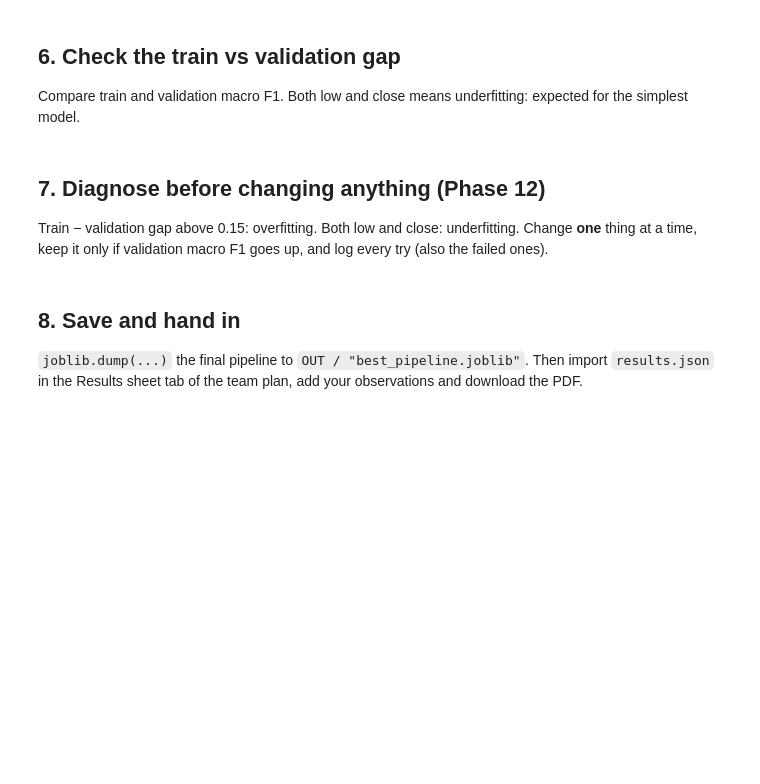
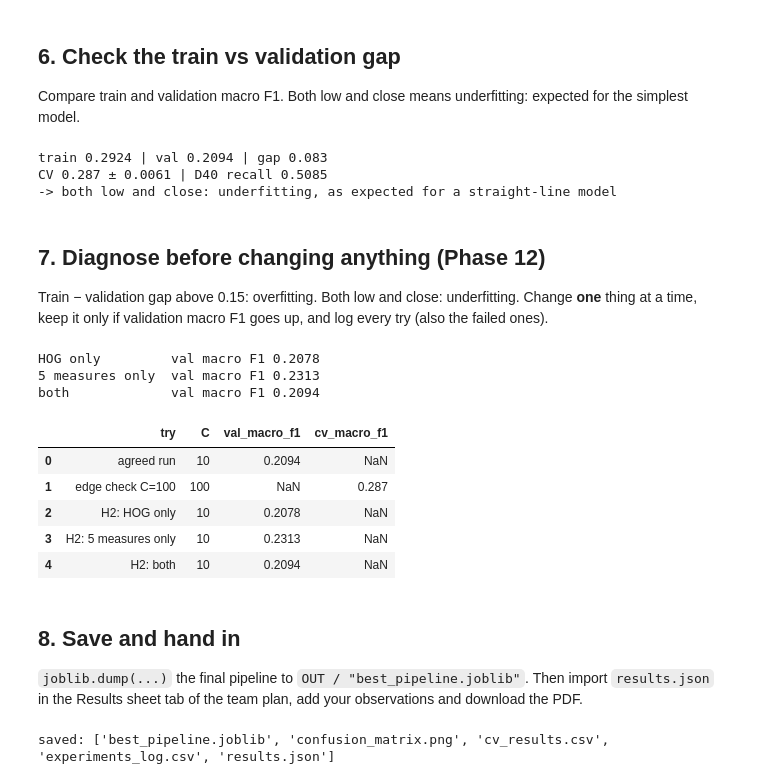
Before and after one commit to RaksaOC/road-damage-classifier, a Jupyter notebook: backend/ml/notebooks/11_1_softmax.ipynb, the cells around one changed output. Cells and saved outputs as stored; diff of their text form; code cells hidden in the pictures; blank space fills up the shorter version.

```diff
--- a/backend/ml/notebooks/11_1_softmax.ipynb
+++ b/backend/ml/notebooks/11_1_softmax.ipynb
@@ -84,11 +155,64 @@ Try every combination in the table above with `GridSearchCV(..., cv=CV, scoring=
 ## 6. Check the train vs validation gap
 
 Compare train and validation macro F1. Both low and close means underfitting: expected for the simplest model.
+# %%
+gap = res["train_macro_f1"] - res["val_macro_f1"]
+print(f"train {res['train_macro_f1']} | val {res['val_macro_f1']} | gap {gap:.3f}")
+print(f"CV {res['cv_macro_f1_mean']} ± {res['cv_macro_f1_std']} | D40 recall {res['per_class']['D40']['recall']}")
+if gap > 0.15:
+    print("-> overfitting: try a smaller C")
+elif res["val_macro_f1"] < 0.5:
+    print("-> both low and close: underfitting, as expected for a straight-line model")
+else:
+    print("-> fits reasonably; no big gap")
+# %% [output]
+train 0.2924 | val 0.2094 | gap 0.083
+CV 0.287 ± 0.0061 | D40 recall 0.5085
+-> both low and close: underfitting, as expected for a straight-line model
 # %% [markdown]
 ## 7. Diagnose before changing anything (Phase 12)
 
 Train − validation gap above 0.15: overfitting. Both low and close: underfitting. Change **one** thing at a time, keep it only if validation macro F1 goes up, and log every try (also the failed ones).
+# %%
+# Extra experiment (logged separately, not the main result): feature test for hypothesis H2
+from sklearn.decomposition import PCA
+from sklearn.pipeline import Pipeline
+from sklearn.preprocessing import StandardScaler
+
+log = [{"try": "agreed run", "C": best_C, "val_macro_f1": res["val_macro_f1"]}]
+if edge:
+    log.append(edge)
+hog_cols, simple_cols = slice(0, 1764), slice(1764, 1769)
+for name, cols, use_pca in [("HOG only", hog_cols, True), ("5 measures only", simple_cols, False), ("both", slice(None), True)]:
+    steps = [("scale", StandardScaler())]
+    if use_pca:   # PCA(60) is impossible on 5 columns
+        steps.append(("pca", PCA(n_components=60, random_state=SEED)))
+    steps.append(("clf", LogisticRegression(C=best_C, class_weight="balanced", max_iter=2000, random_state=SEED)))
+    m = Pipeline(steps).fit(X_tr[:, cols], y_tr)
+    f = f1_score(y_va, m.predict(X_va[:, cols]), average="macro")
+    log.append({"try": f"H2: {name}", "C": best_C, "val_macro_f1": round(f, 4)})
+    print(f"{name:16s} val macro F1 {f:.4f}")
+
+pd.DataFrame(log).to_csv(OUT / "experiments_log.csv", index=False)
+pd.DataFrame(log)
+# %% [output]
+HOG only         val macro F1 0.2078
+5 measures only  val macro F1 0.2313
+both             val macro F1 0.2094
+|  | try | C | val_macro_f1 | cv_macro_f1 |
+| 0 | agreed run | 10 | 0.2094 | NaN |
+| 1 | edge check C=100 | 100 | NaN | 0.287 |
+| 2 | H2: HOG only | 10 | 0.2078 | NaN |
+| 3 | H2: 5 measures only | 10 | 0.2313 | NaN |
+| 4 | H2: both | 10 | 0.2094 | NaN |
 # %% [markdown]
 ## 8. Save and hand in
 
 `joblib.dump(...)` the final pipeline to `OUT / "best_pipeline.joblib"`. Then import `results.json` in the Results sheet tab of the team plan, add your observations and download the PDF.
+# %%
+import joblib
+
+joblib.dump(gs.best_estimator_, OUT / "best_pipeline.joblib")
+print("saved:", sorted(p.name for p in OUT.iterdir()))
+# %% [output]
+saved: ['best_pipeline.joblib', 'confusion_matrix.png', 'cv_results.csv', 'experiments_log.csv', 'results.json']
```
Also changed, not shown: parts of 4 cells of this notebook.
